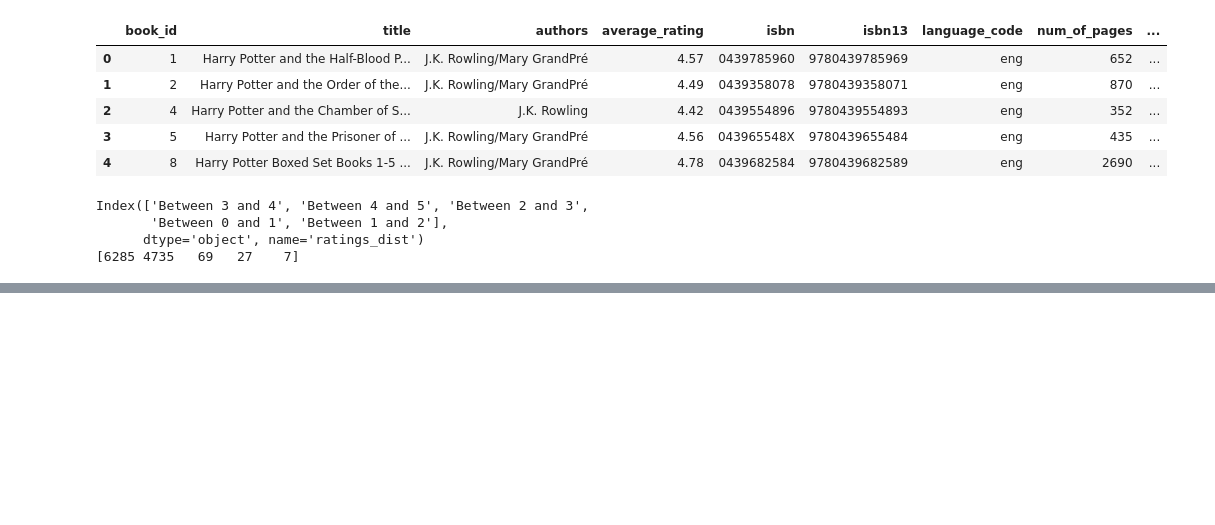
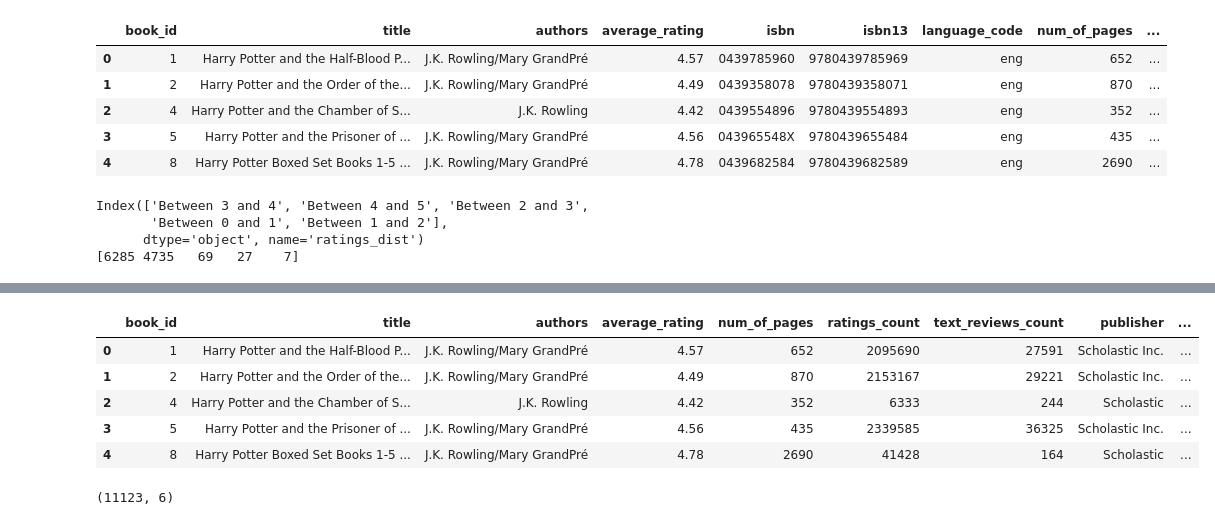
Before and after one commit to tanveerm176/book-recommendation-system, a Jupyter notebook: book-recommender.ipynb, the cells around one changed output, grey strips where cells are left out. Saved outputs shown, nothing was run; the diff lists cells and outputs as text; code cells hidden in the pictures; blank space fills up the shorter version.

```diff
--- a/book-recommender.ipynb
+++ b/book-recommender.ipynb
@@ -420,0 +568,16 @@ fig.show()
+# %%
+books_database['ratings_dist'] = books_database['ratings_dist'].replace({
+    'Between 0 and 1':0,
+    'Between 1 and 2':1,
+    'Between 2 and 3':2,
+    'Between 3 and 4':3,
+    'Between 4 and 5':4
+});
+books_database.head()
+# %% [output]
+|  | book_id | title | authors | average_rating | num_of_pages | ratings_count | text_reviews_count | publisher | ... |
+| 0 | 1 | Harry Potter and the Half-Blood P... | J.K. Rowling/Mary GrandPré | 4.57 | 652 | 2095690 | 27591 | Scholastic Inc. | ... |
+| 1 | 2 | Harry Potter and the Order of the... | J.K. Rowling/Mary GrandPré | 4.49 | 870 | 2153167 | 29221 | Scholastic Inc. | ... |
+| 2 | 4 | Harry Potter and the Chamber of S... | J.K. Rowling | 4.42 | 352 | 6333 | 244 | Scholastic | ... |
+| 3 | 5 | Harry Potter and the Prisoner of ... | J.K. Rowling/Mary GrandPré | 4.56 | 435 | 2339585 | 36325 | Scholastic Inc. | ... |
+| 4 | 8 | Harry Potter Boxed Set Books 1-5 ... | J.K. Rowling/Mary GrandPré | 4.78 | 2690 | 41428 | 164 | Scholastic | ... |
@@ -420,0 +593,4 @@ fig.show()
+# %%
+indices.shape
+# %% [output]
+(11123, 6)
```
Also changed, not shown: parts of 18 cells of this notebook, 1 other file.
